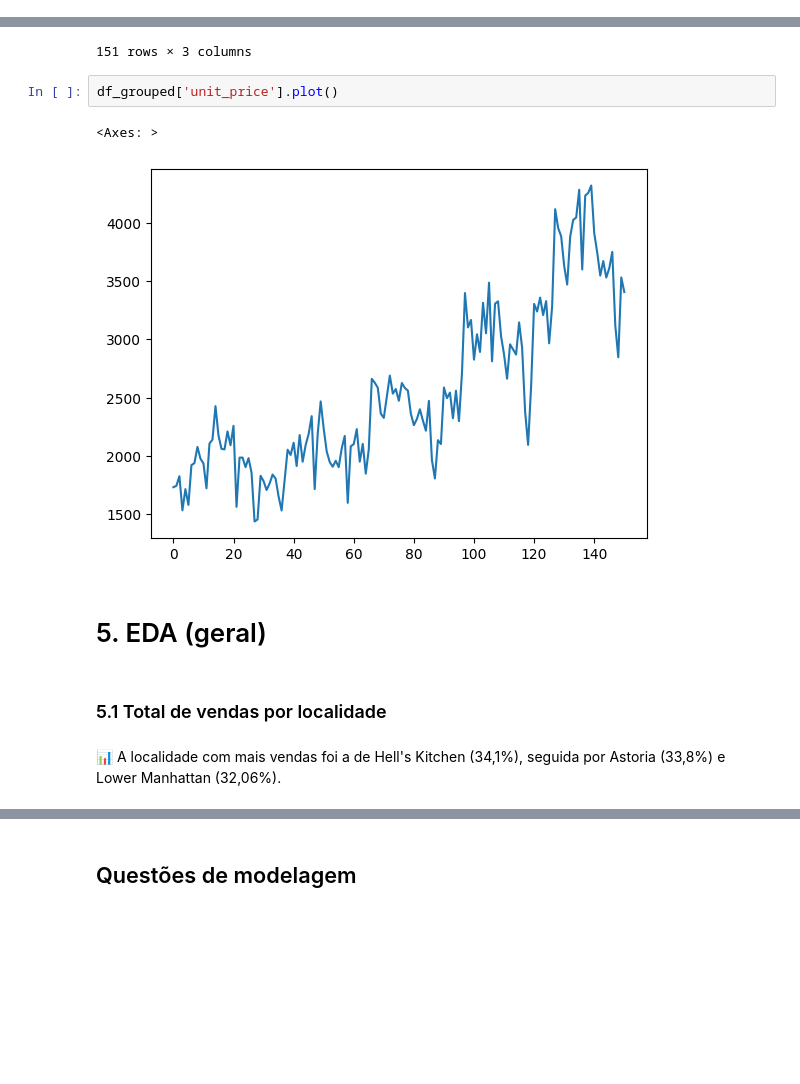
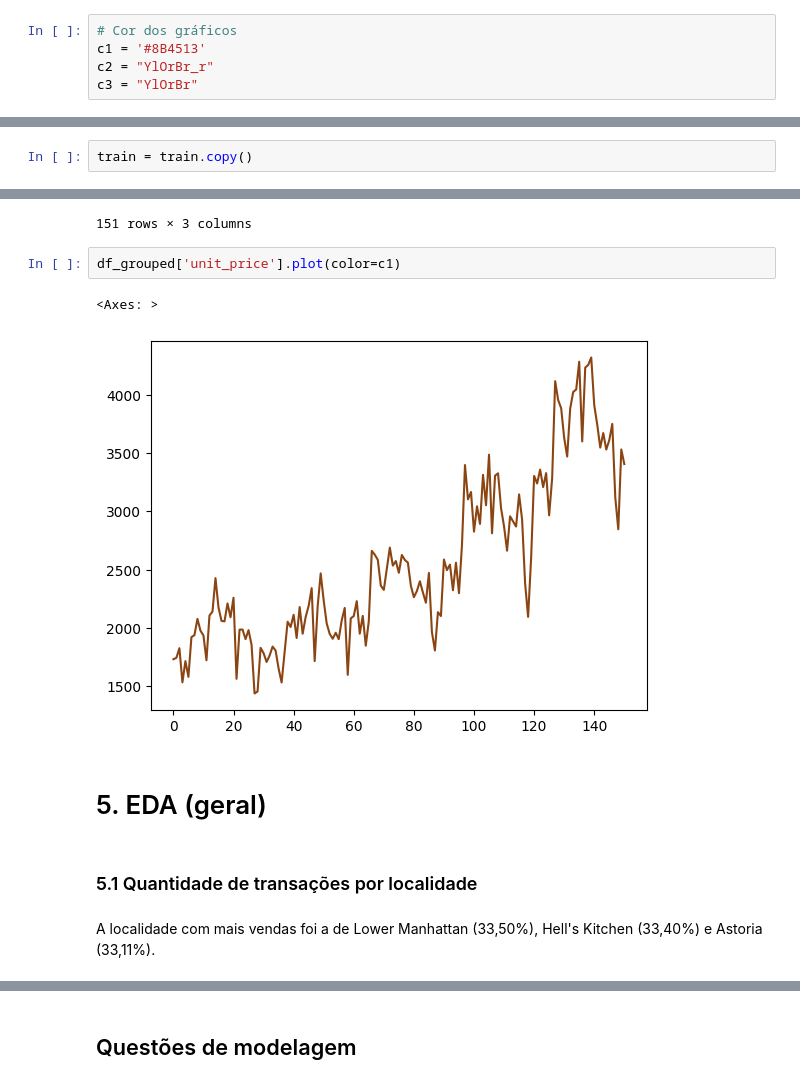
Before and after one commit to deborabmfreitas/coffee-shop-sales-prediction, a Jupyter notebook: coffee-shop-sales-prediction.ipynb, the cells around one changed output, grey strips where cells are left out. Drawn from its saved outputs; the diff is of its cells as text; blank space fills up the shorter version.

```diff
--- a/coffee-shop-sales-prediction.ipynb
+++ b/coffee-shop-sales-prediction.ipynb
@@ -25,3 +29,8 @@ from sklearn.metrics import r2_score, mean_absolute_error, mean_squared_error
+# %%
+# Cor dos gráficos
+c1 = '#8B4513'
+c2 = "YlOrBr_r"
+c3 = "YlOrBr"
 # %% [markdown]
 # 1. Obtenção dos dados
 # %%
@@ -90,6 +99,8 @@ print(f'Linhas do teste {test.shape[0]}')
 # %% [output]
 Linhas do treino 113764
 Linhas do teste 35352
+# %%
+train = train.copy()
 # %% [markdown]
 ### 4.1 Agrupamento temporal
 # %%
@@ -112,13 +123,13 @@ df_grouped
 | 150 | 2023-05-31 | 3406.48 | 982 |
 151 rows × 3 columns
 # %%
-df_grouped['unit_price'].plot()
+df_grouped['unit_price'].plot(color=c1)
 # %% [output]
 <Axes: >
-[figure, old version]
+[figure, new version]
 # %% [markdown]
 # 5. EDA (geral)
 # %% [markdown]
-### 5.1 Total de vendas por localidade
+### 5.1 Quantidade de transações por localidade
 # %% [markdown]
-📊 A localidade com mais vendas foi a de Hell's Kitchen (34,1%), seguida por Astoria (33,8%) e Lower Manhattan (32,06%).
+A localidade com mais vendas foi a de Lower Manhattan (33,50%), Hell's Kitchen (33,40%) e Astoria (33,11%).
```
Also changed, not shown: parts of 32 cells of this notebook.
